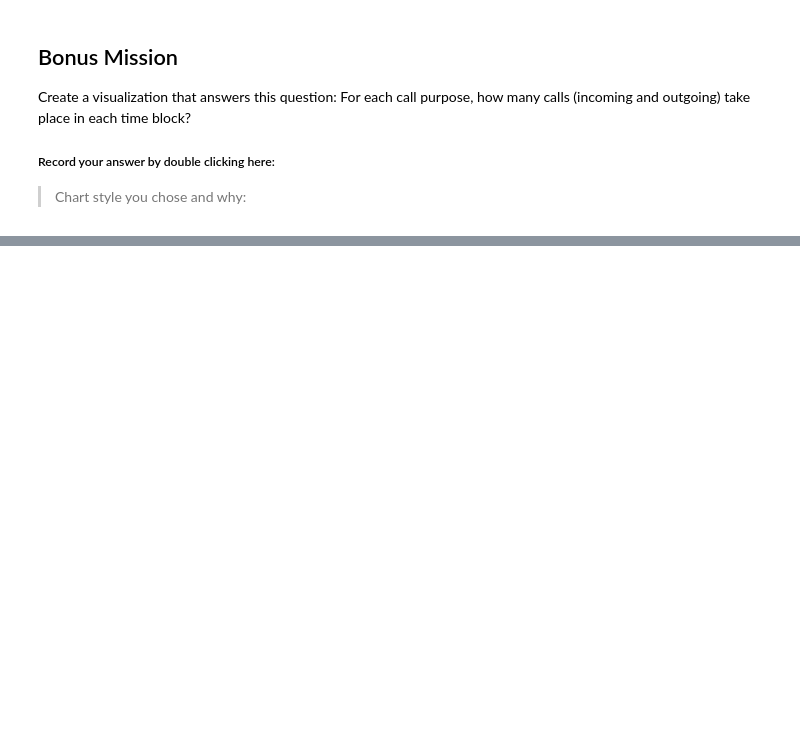
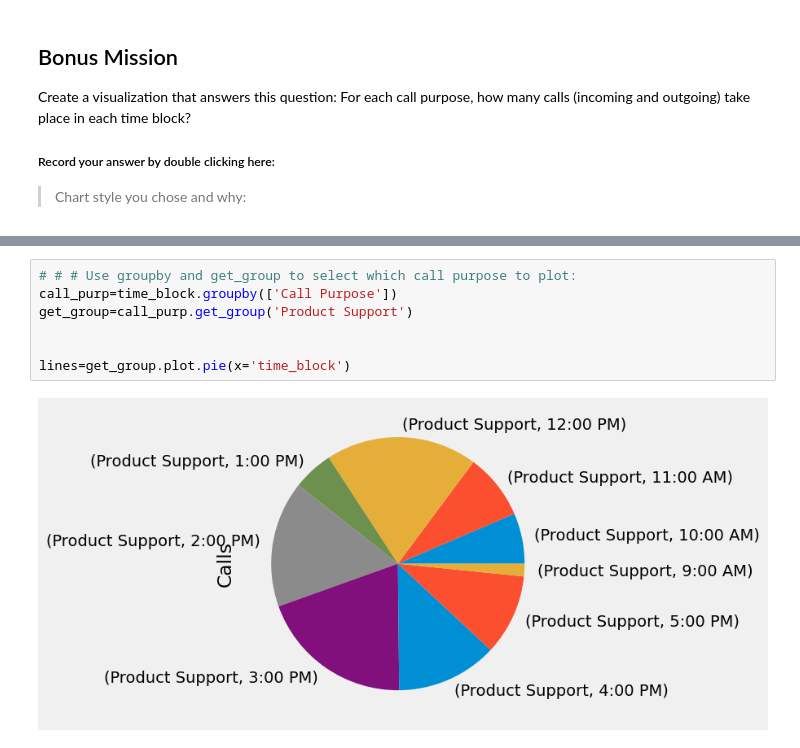
Before and after one commit to prathi111/call-center-cleanup-assignment, a Jupyter notebook: Call_Center_Cleanup.ipynb, the cells around one changed output, grey strips where cells are left out. Cells and saved outputs as stored; diff of their text form; blank space fills up the shorter version.

```diff
--- a/Call_Center_Cleanup.ipynb
+++ b/Call_Center_Cleanup.ipynb
@@ -577,0 +559,9 @@ Name: Calls, dtype: int64
+# %%
+# # # Use groupby and get_group to select which call purpose to plot:
+call_purp=time_block.groupby(['Call Purpose'])
+get_group=call_purp.get_group('Product Support')
+
+
+lines=get_group.plot.pie(x='time_block')
+# %% [output]
+[figure, added]
```
Also changed, not shown: parts of 32 cells of this notebook.
